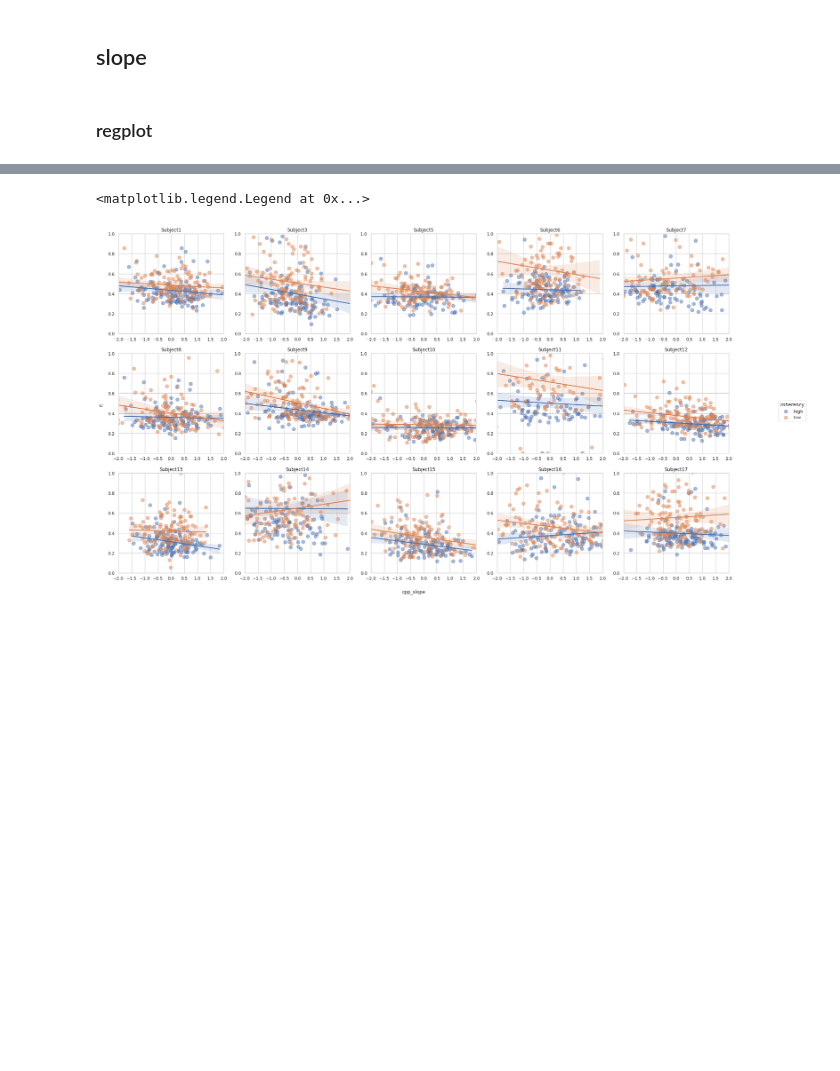
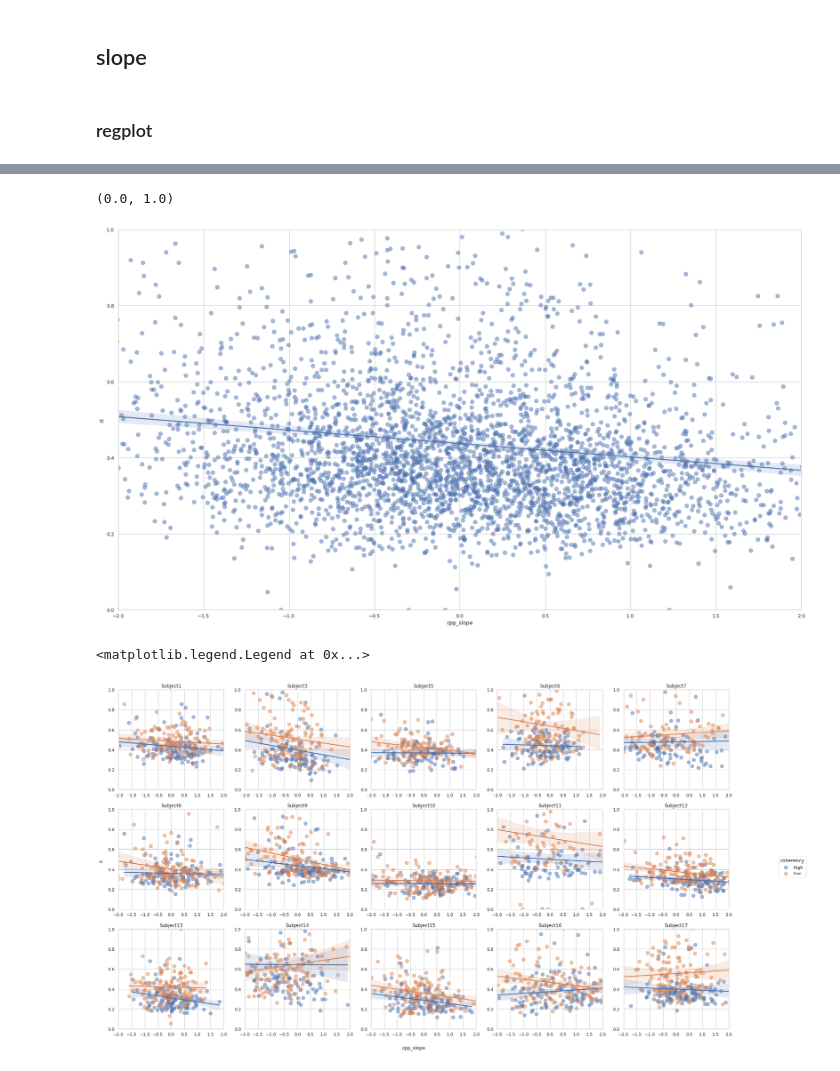
Before and after one commit to Yikang1020/Central-parietal-positive, a Jupyter notebook: 2_Study/2_4_Analysis/2_4_2_Scripts/regression_rt_cpp.ipynb, the cells around one changed output, grey strips where cells are left out. Cells and saved outputs as stored; diff of their text form; code cells hidden in the pictures; blank space fills up the shorter version.

```diff
--- a/2_Study/2_4_Analysis/2_4_2_Scripts/regression_rt_cpp.ipynb
+++ b/2_Study/2_4_Analysis/2_4_2_Scripts/regression_rt_cpp.ipynb
@@ -77,3 +125,14 @@ fig.legend(line,
 ## slope
 # %% [markdown]
 ### regplot
+# %%
+# Set the feature
+cpp = "cpp_slope"
+# Regression
+y = data['rt']
+x = data[cpp]
+X = sm.add_constant(x)
+
+m = sm.OLS(y,X)
+mrs = m.fit()
+mrs.summary()
@@ -80,3 +159,20 @@ fig.legend(line,
+# %%
+
+# Set the figure size
+fig = plt.figure(figsize=(28,16))
+
+# Create the regplot two coherence for the current subject
+sns.regplot(x=cpp,
+           y="rt",
+           data=data,
+           ci=95,
+           scatter_kws={"s": 80,"alpha":0.5},)
+# Set the title of the subplot
+plt.xlim([-2,2])
+plt.ylim([0,1])
+# %% [output]
+(0.0, 1.0)
+[figure, added]
 # %%
 # Set the feature
 cpp = "cpp_slope"
```
Also changed, not shown: parts of 5 cells of this notebook, 5 other files.
